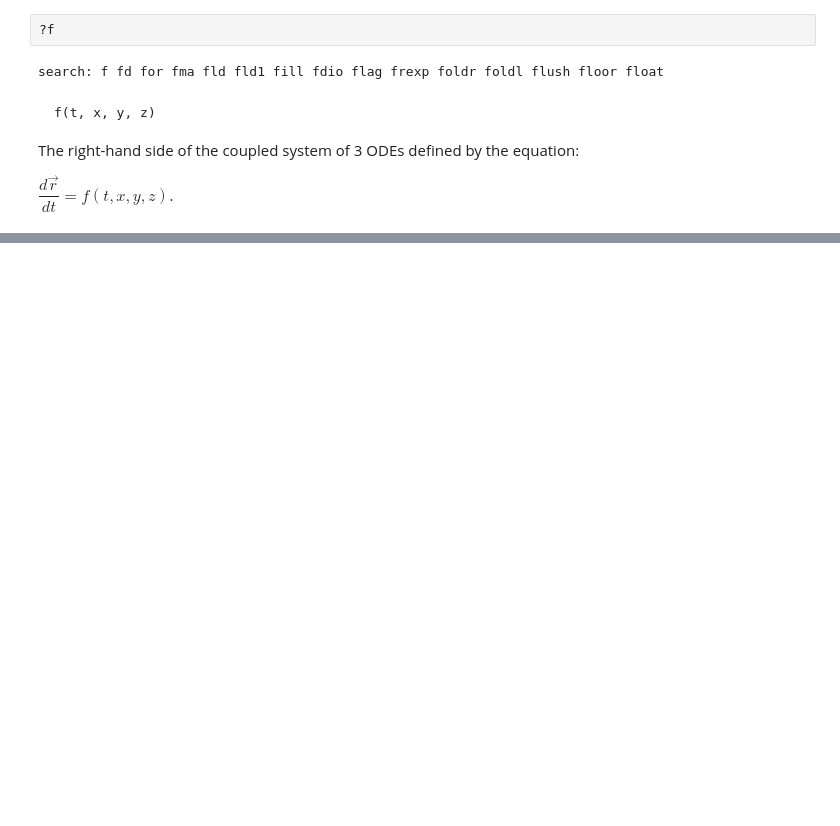
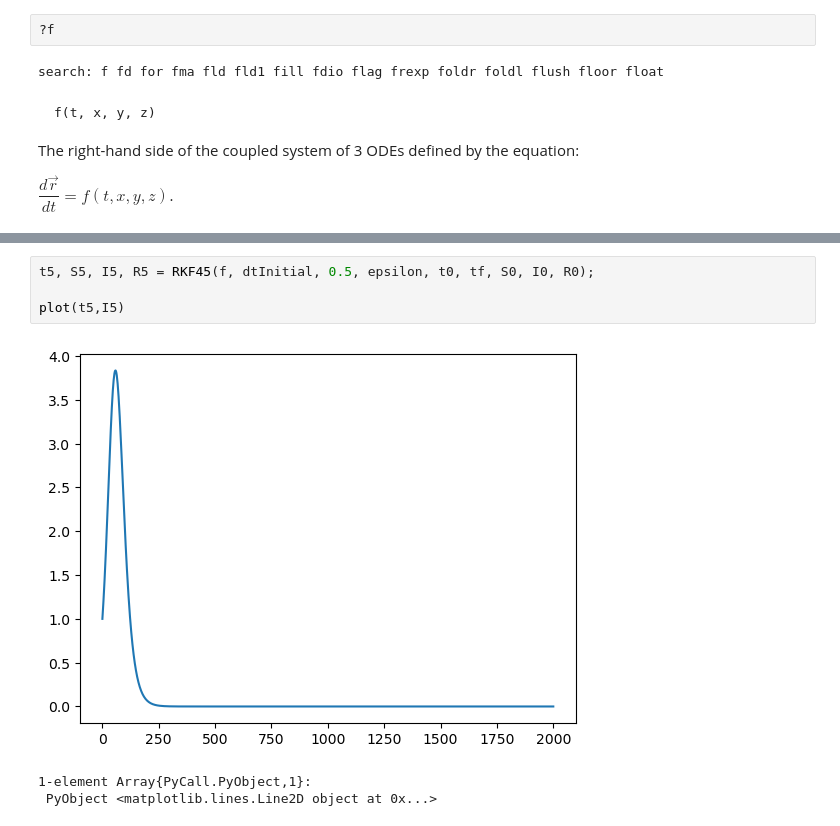
Before and after one commit to fusion809/julia-scripts, a Jupyter notebook: ODEs/Notebook.ipynb, the cells around one changed output, grey strips where cells are left out. Cells and saved outputs as stored; diff of their text form; blank space fills up the shorter version.

```diff
--- a/ODEs/Notebook.ipynb
+++ b/ODEs/Notebook.ipynb
@@ -25,0 +140,8 @@ $\dfrac{d\vec{r}}{dt} = f(t, x, y, z)$.
+# %%
+t5, S5, I5, R5 = RKF45(f, dtInitial, 0.5, epsilon, t0, tf, S0, I0, R0);
+
+plot(t5,I5)
+# %% [output]
+[figure, added]
+1-element Array{PyCall.PyObject,1}:
+ PyObject <matplotlib.lines.Line2D object at 0x...>
```
Also changed, not shown: parts of 4 cells of this notebook, 7 other files.
